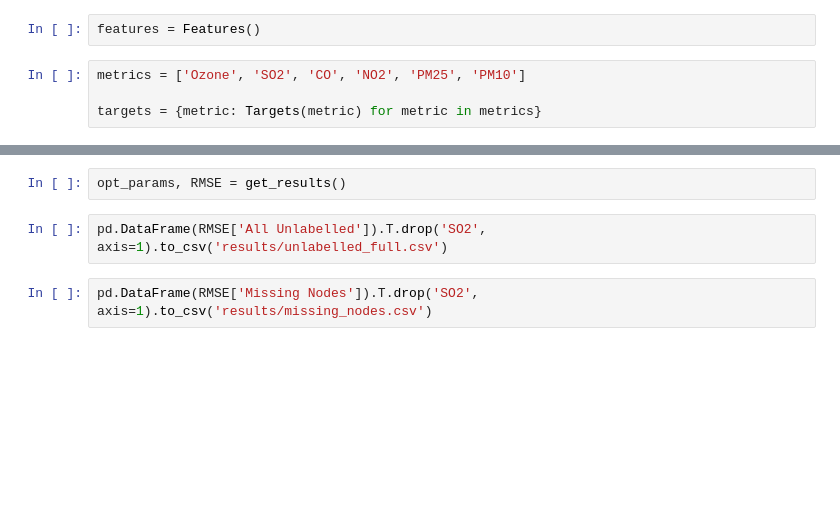
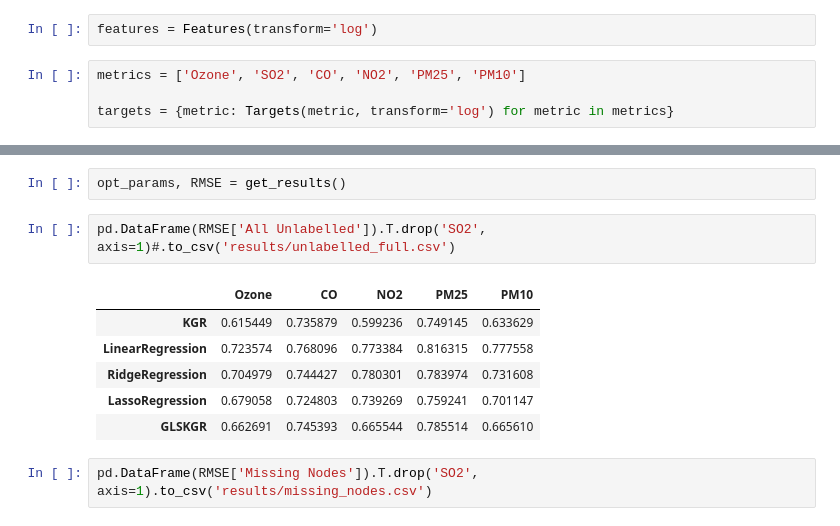
Before and after one commit to nickelnine37/GLS-Kernel-Graph-Regression, a Jupyter notebook: notebooks/model.ipynb, the cells around one changed output, grey strips where cells are left out. Cells and saved outputs as stored; diff of their text form; blank space fills up the shorter version.

```diff
--- a/notebooks/model.ipynb
+++ b/notebooks/model.ipynb
@@ -25,8 +25,8 @@ from model.regression.kgr import KGR
 # %%
 laplacian = Laplacian()
 # %%
-features = Features()
+features = Features(transform='log')
 # %%
 metrics = ['Ozone', 'SO2', 'CO', 'NO2', 'PM25', 'PM10']
 
-targets = {metric: Targets(metric) for metric in metrics}
+targets = {metric: Targets(metric, transform='log') for metric in metrics}
@@ -117,7 +125,14 @@ def get_results():
 # %%
 opt_params, RMSE = get_results()
 # %%
-pd.DataFrame(RMSE['All Unlabelled']).T.drop('SO2', axis=1).to_csv('results/unlabelled_full.csv')
+pd.DataFrame(RMSE['All Unlabelled']).T.drop('SO2', axis=1)#.to_csv('results/unlabelled_full.csv')
+# %% [output]
+|  | Ozone | CO | NO2 | PM25 | PM10 |
+| KGR | 0.615449 | 0.735879 | 0.599236 | 0.749145 | 0.633629 |
+| LinearRegression | 0.723574 | 0.768096 | 0.773384 | 0.816315 | 0.777558 |
+| RidgeRegression | 0.704979 | 0.744427 | 0.780301 | 0.783974 | 0.731608 |
+| LassoRegression | 0.679058 | 0.724803 | 0.739269 | 0.759241 | 0.701147 |
+| GLSKGR | 0.662691 | 0.745393 | 0.665544 | 0.785514 | 0.665610 |
 # %%
 pd.DataFrame(RMSE['Missing Nodes']).T.drop('SO2', axis=1).to_csv('results/missing_nodes.csv')
 # %%
```
Also changed, not shown: parts of 2 cells of this notebook, 8 other files.
